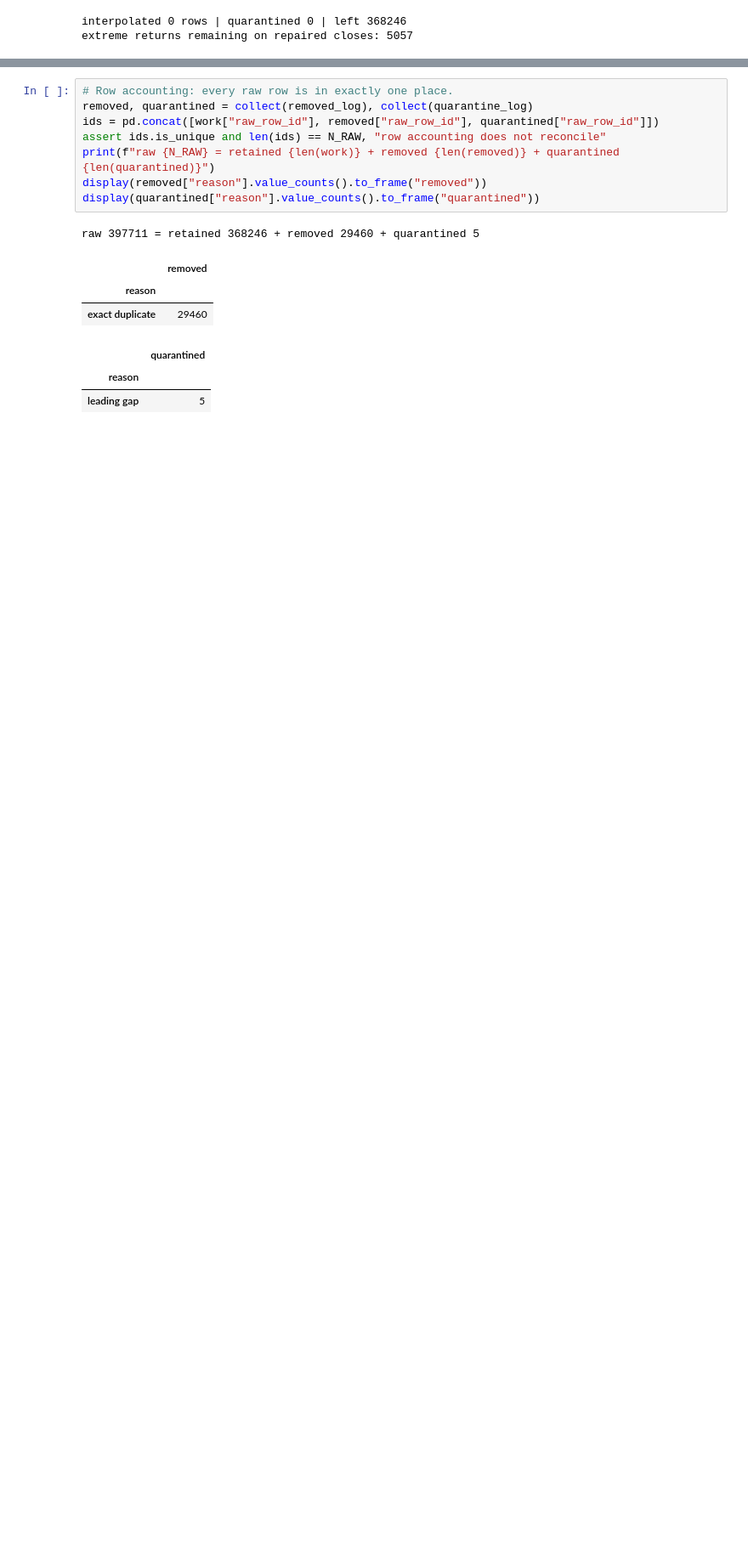
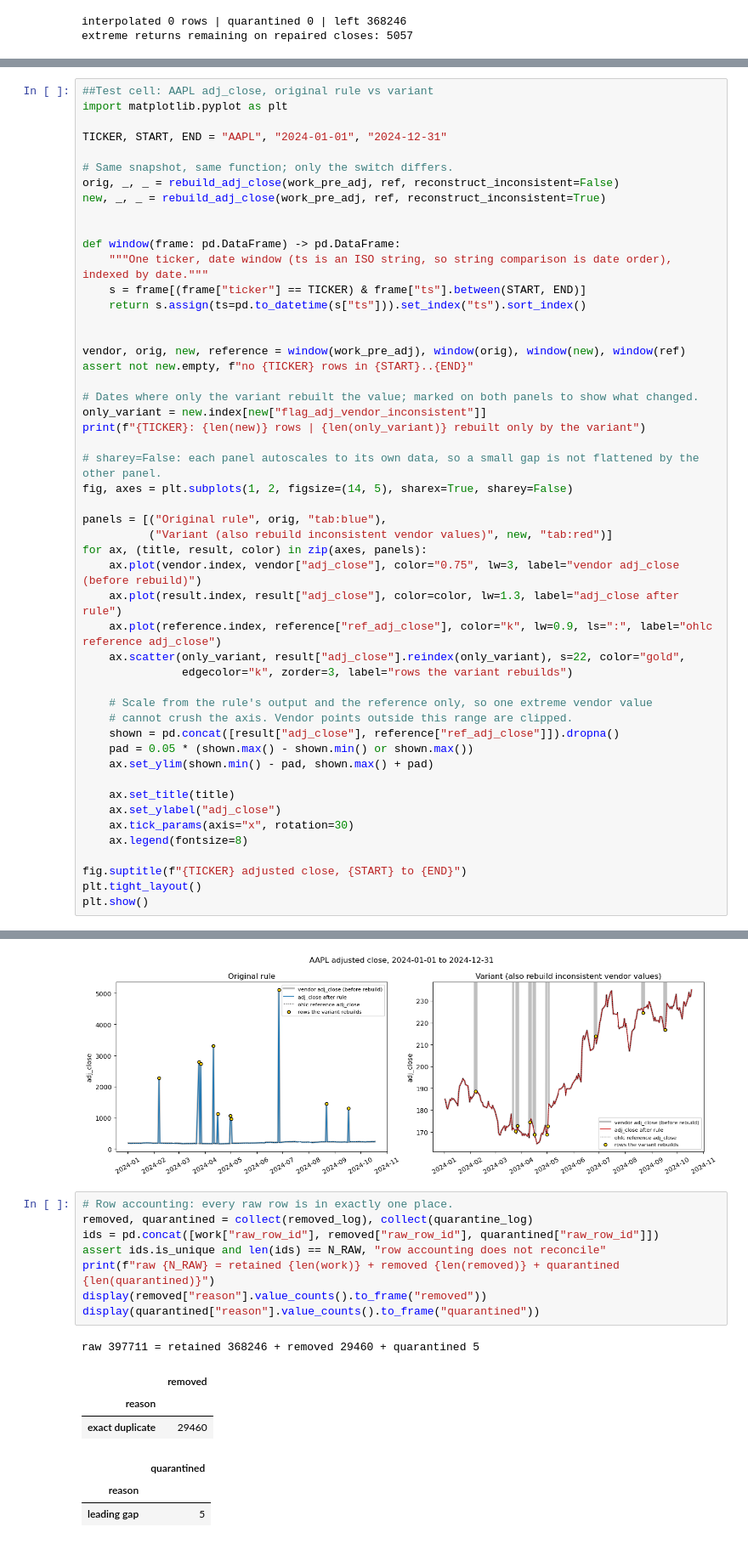
Before and after one commit to yang-guo/UCB-MFE-python-preprogram-2026-winter, a Jupyter notebook: Homeworks/HW2/silvie_huo/01_data_cleaning.ipynb, the cells around one changed output, grey strips where cells are left out. Shown at 85% size. Drawn from its saved outputs; the diff is of its cells as text; blank space fills up the shorter version.

Commit message:
changed assumption of adj_close reconstruction, updated ohlc_hw_clean

```diff
--- a/Homeworks/HW2/silvie_huo/01_data_cleaning.ipynb
+++ b/Homeworks/HW2/silvie_huo/01_data_cleaning.ipynb
@@ -955,0 +1071,51 @@ adj_close rebuilt 18374 | quarantined 0 | vendor rows disagreeing with reference
+# %%
+##Test cell: AAPL adj_close, original rule vs variant
+import matplotlib.pyplot as plt
+
+TICKER, START, END = "AAPL", "2024-01-01", "2024-12-31"
+
+# Same snapshot, same function; only the switch differs.
+orig, _, _ = rebuild_adj_close(work_pre_adj, ref, reconstruct_inconsistent=False)
+new, _, _ = rebuild_adj_close(work_pre_adj, ref, reconstruct_inconsistent=True)
+
+
+def window(frame: pd.DataFrame) -> pd.DataFrame:
+    """One ticker, date window (ts is an ISO string, so string comparison is date order), indexed by date."""
+    s = frame[(frame["ticker"] == TICKER) & frame["ts"].between(START, END)]
+    return s.assign(ts=pd.to_datetime(s["ts"])).set_index("ts").sort_index()
+
+
+vendor, orig, new, reference = window(work_pre_adj), window(orig), window(new), window(ref)
+assert not new.empty, f"no {TICKER} rows in {START}..{END}"
+
+# Dates where only the variant rebuilt the value; marked on both panels to show what changed.
+only_variant = new.index[new["flag_adj_vendor_inconsistent"]]
+print(f"{TICKER}: {len(new)} rows | {len(only_variant)} rebuilt only by the variant")
+
+# sharey=False: each panel autoscales to its own data, so a small gap is not flattened by the other panel.
+fig, axes = plt.subplots(1, 2, figsize=(14, 5), sharex=True, sharey=False)
+
+panels = [("Original rule", orig, "tab:blue"),
+          ("Variant (also rebuild inconsistent vendor values)", new, "tab:red")]
+for ax, (title, result, color) in zip(axes, panels):
+    ax.plot(vendor.index, vendor["adj_close"], color="0.75", lw=3, label="vendor adj_close (before rebuild)")
+    ax.plot(result.index, result["adj_close"], color=color, lw=1.3, label="adj_close after rule")
+    ax.plot(reference.index, reference["ref_adj_close"], color="k", lw=0.9, ls=":", label="ohlc reference adj_close")
+    ax.scatter(only_variant, result["adj_close"].reindex(only_variant), s=22, color="gold",
+               edgecolor="k", zorder=3, label="rows the variant rebuilds")
+
+    # Scale from the rule's output and the reference only, so one extreme vendor value
+    # cannot crush the axis. Vendor points outside this range are clipped.
+    shown = pd.concat([result["adj_close"], reference["ref_adj_close"]]).dropna()
+    pad = 0.05 * (shown.max() - shown.min() or shown.max())
+    ax.set_ylim(shown.min() - pad, shown.max() + pad)
+
+    ax.set_title(title)
+    ax.set_ylabel("adj_close")
+    ax.tick_params(axis="x", rotation=30)
+    ax.legend(fontsize=8)
+
+fig.suptitle(f"{TICKER} adjusted close, {START} to {END}")
+plt.tight_layout()
+plt.show()
+# %% [output]
@@ -956,3 +1123,4 @@ adj_close rebuilt 18374 | quarantined 0 | vendor rows disagreeing with reference
+[figure, added]
 # %%
 # Row accounting: every raw row is in exactly one place.
 removed, quarantined = collect(removed_log), collect(quarantine_log)
```
Also changed, not shown: parts of 7 cells of this notebook.
